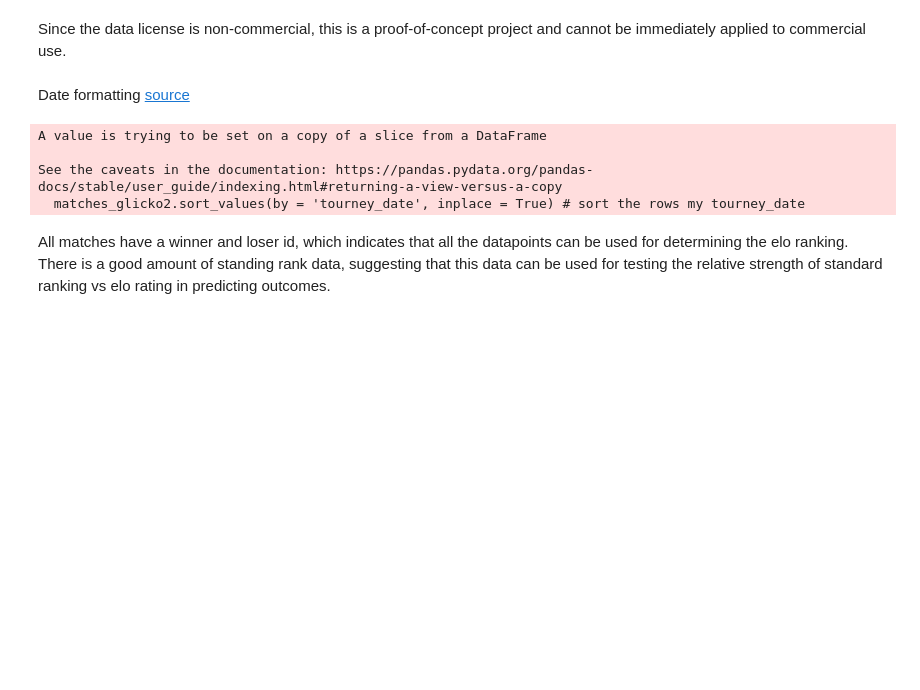
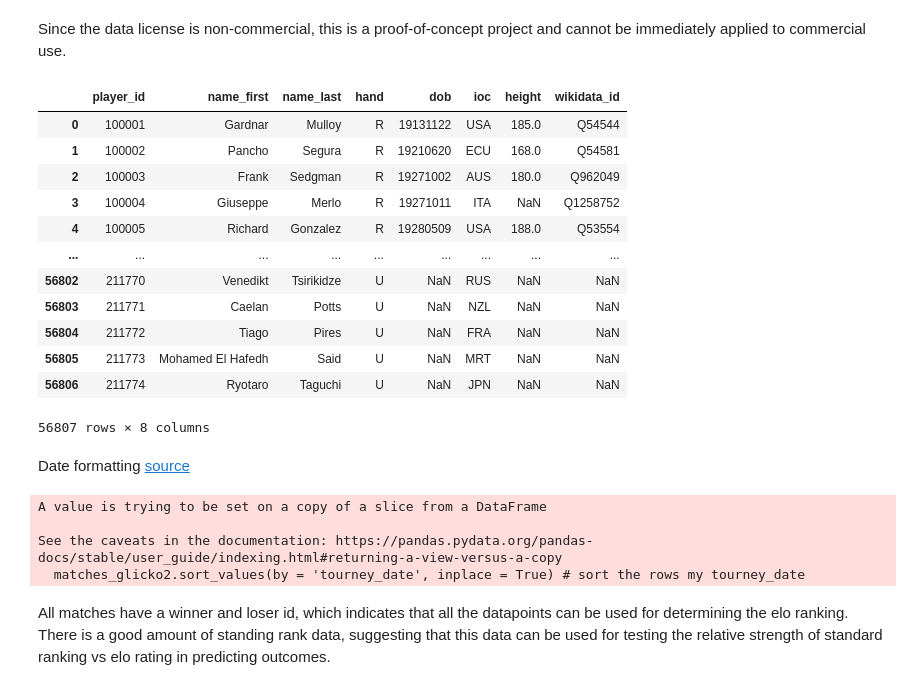
Before and after one commit to wcmohr/wcmohr_portfolio, a Jupyter notebook: Notebooks/data.ipynb, the cells around one changed output. Cells and saved outputs as stored; diff of their text form; code cells hidden in the pictures; blank space fills up the shorter version.

```diff
--- a/Notebooks/data.ipynb
+++ b/Notebooks/data.ipynb
@@ -42,6 +42,22 @@ matches_qual_chall_df = pd.concat((pd.read_csv(matches) for matches in matches_q
 matches_futures_df = pd.concat((pd.read_csv(matches) for matches in matches_futures))
 matches_tour_df = pd.concat((pd.read_csv(matches) for matches in matches_tour))
 matches_amateur_df = pd.read_csv(matches_amateur[0])
+# %%
+players_df
+# %% [output]
+|  | player_id | name_first | name_last | hand | dob | ioc | height | wikidata_id |
+| 0 | 100001 | Gardnar | Mulloy | R | 19131122 | USA | 185.0 | Q54544 |
+| 1 | 100002 | Pancho | Segura | R | 19210620 | ECU | 168.0 | Q54581 |
+| 2 | 100003 | Frank | Sedgman | R | 19271002 | AUS | 180.0 | Q962049 |
+| 3 | 100004 | Giuseppe | Merlo | R | 19271011 | ITA | NaN | Q1258752 |
+| 4 | 100005 | Richard | Gonzalez | R | 19280509 | USA | 188.0 | Q53554 |
+| ... | ... | ... | ... | ... | ... | ... | ... | ... |
+| 56802 | 211770 | Venedikt | Tsirikidze | U | NaN | RUS | NaN | NaN |
+| 56803 | 211771 | Caelan | Potts | U | NaN | NZL | NaN | NaN |
+| 56804 | 211772 | Tiago | Pires | U | NaN | FRA | NaN | NaN |
+| 56805 | 211773 | Mohamed El Hafedh | Said | U | NaN | MRT | NaN | NaN |
+| 56806 | 211774 | Ryotaro | Taguchi | U | NaN | JPN | NaN | NaN |
+56807 rows × 8 columns
 # %% [markdown]
 Date formatting [source]('https://stackoverflow.com/questions/9750330/how-to-convert-integer-into-date-object-python')
 # %%
```
Also changed, not shown: parts of 3 cells of this notebook, 5 other files.
